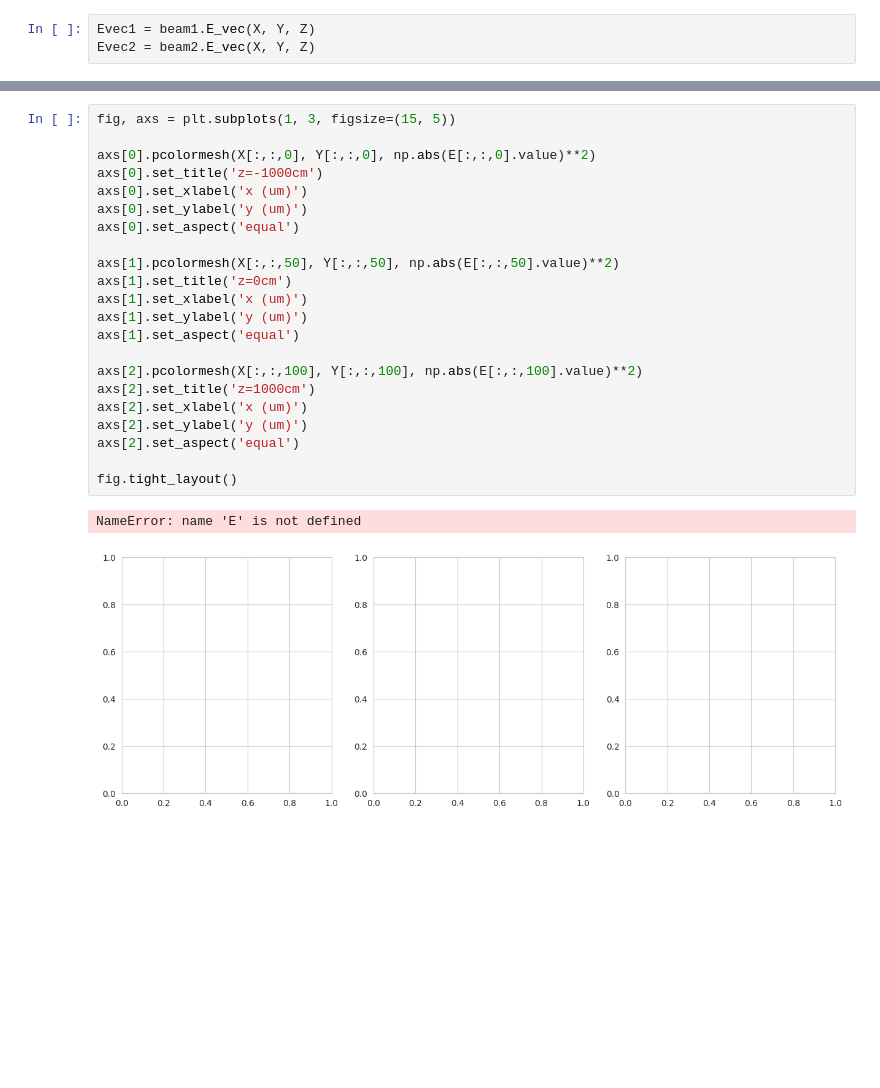
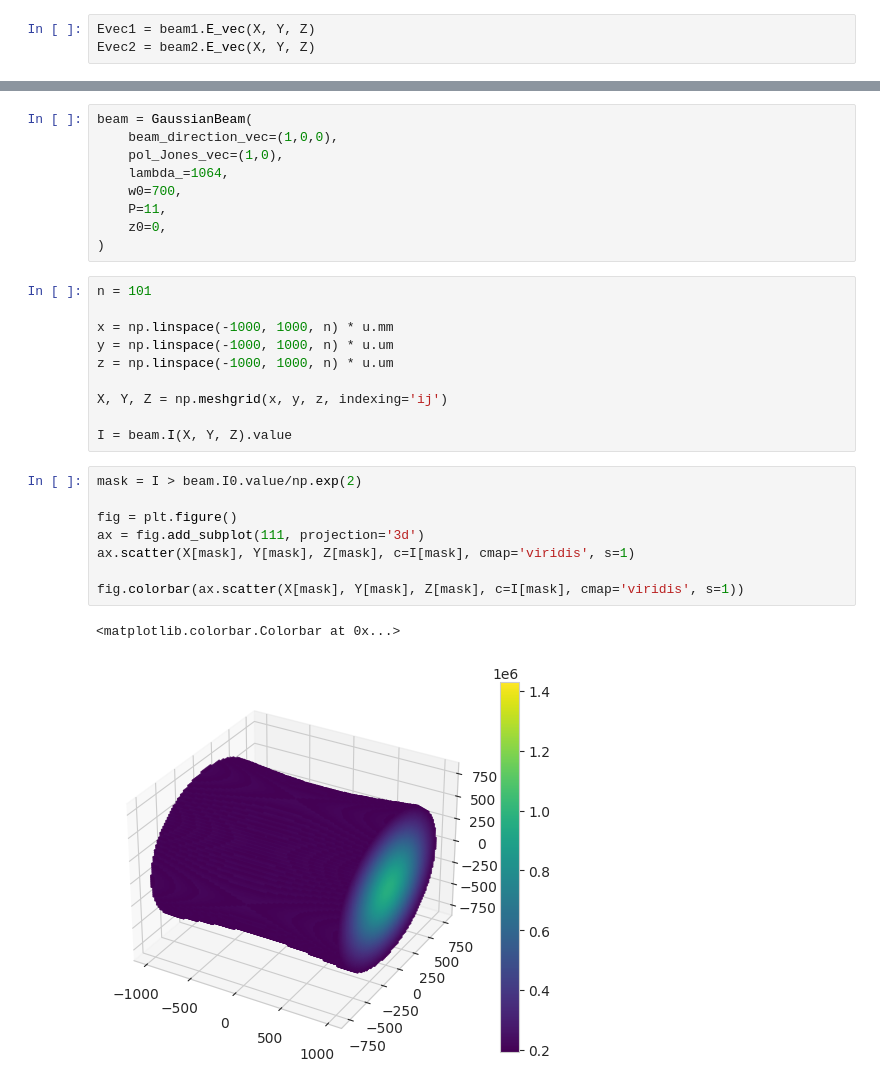
Before and after one commit to lightmat/lightmat, a Jupyter notebook: test_light.ipynb, the cells around one changed output, grey strips where cells are left out. Drawn from its saved outputs; the diff is of its cells as text; blank space fills up the shorter version.

```diff
--- a/test_light.ipynb
+++ b/test_light.ipynb
@@ -52,25 +172,30 @@ plt.plot(x.value, L[:, 50, 50].value)
-# %%
-fig, axs = plt.subplots(1, 3, figsize=(15, 5))
-
-axs[0].pcolormesh(X[:,:,0], Y[:,:,0], np.abs(E[:,:,0].value)**2)
-axs[0].set_title('z=-1000cm')
-axs[0].set_xlabel('x (um)')
-axs[0].set_ylabel('y (um)')
-axs[0].set_aspect('equal')
-
-axs[1].pcolormesh(X[:,:,50], Y[:,:,50], np.abs(E[:,:,50].value)**2)
-axs[1].set_title('z=0cm')
-axs[1].set_xlabel('x (um)')
-axs[1].set_ylabel('y (um)')
-axs[1].set_aspect('equal')
-
-axs[2].pcolormesh(X[:,:,100], Y[:,:,100], np.abs(E[:,:,100].value)**2)
-axs[2].set_title('z=1000cm')
-axs[2].set_xlabel('x (um)')
-axs[2].set_ylabel('y (um)')
-axs[2].set_aspect('equal')
-
-fig.tight_layout()
-# %% [output]
-NameError: name 'E' is not defined
-[figure, removed]
+# %%
+beam = GaussianBeam(
+    beam_direction_vec=(1,0,0),
+    pol_Jones_vec=(1,0),
+    lambda_=1064,
+    w0=700,
+    P=11,
+    z0=0,
+)
+# %%
+n = 101
+
+x = np.linspace(-1000, 1000, n) * u.mm
+y = np.linspace(-1000, 1000, n) * u.um
+z = np.linspace(-1000, 1000, n) * u.um
+
+X, Y, Z = np.meshgrid(x, y, z, indexing='ij')
+
+I = beam.I(X, Y, Z).value
+# %%
+mask = I > beam.I0.value/np.exp(2)
+
+fig = plt.figure()
+ax = fig.add_subplot(111, projection='3d')
+ax.scatter(X[mask], Y[mask], Z[mask], c=I[mask], cmap='viridis', s=1)
+
+fig.colorbar(ax.scatter(X[mask], Y[mask], Z[mask], c=I[mask], cmap='viridis', s=1))
+# %% [output]
+<matplotlib.colorbar.Colorbar at 0x...>
+[figure, added]
```
Also changed, not shown: parts of 12 cells of this notebook, 5 other files.
